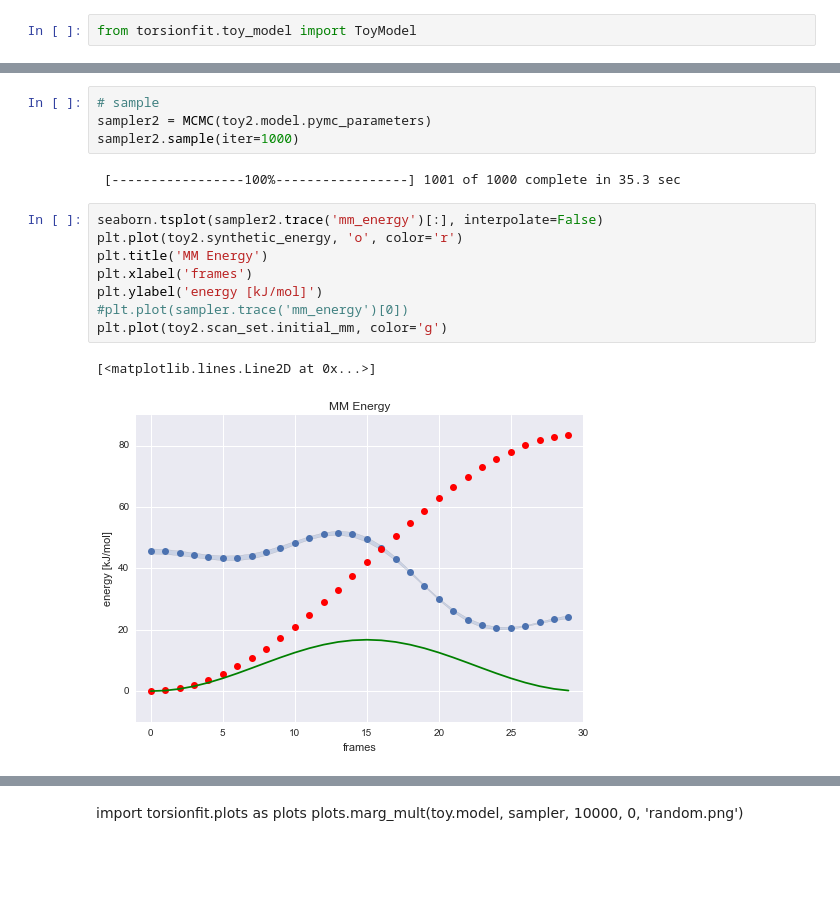
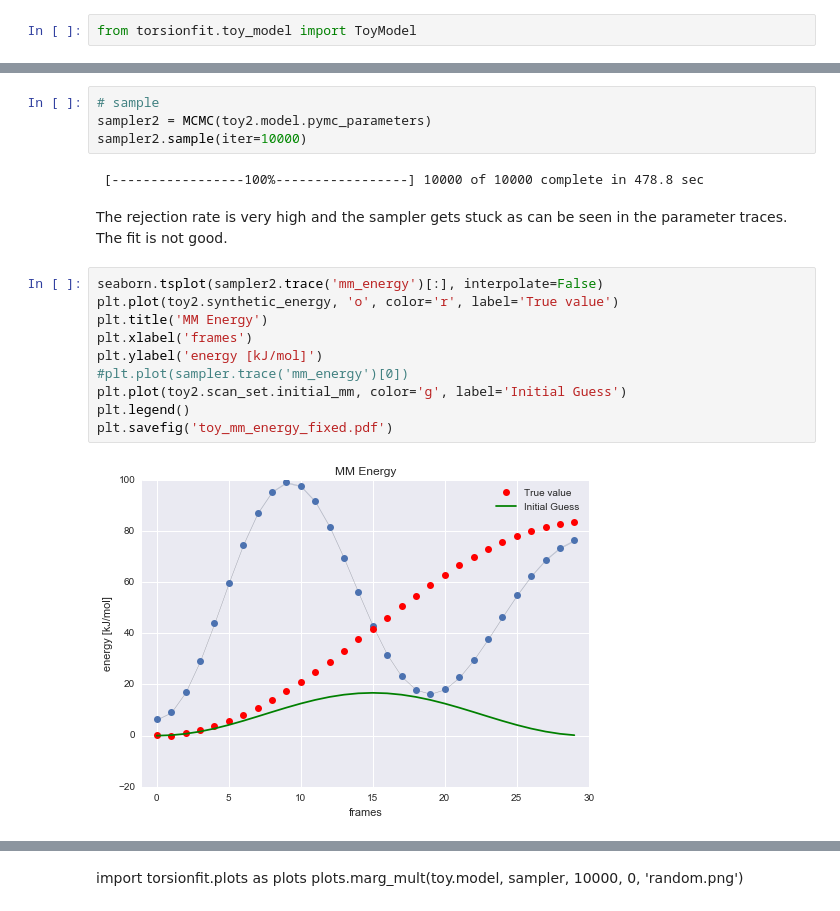
Before and after one commit to choderalab/torsionfit, a Jupyter notebook: examples/synthetic_data/Toy_model.ipynb, the cells around one changed output, grey strips where cells are left out. Saved outputs shown, nothing was run; the diff lists cells and outputs as text; blank space fills up the shorter version.

```diff
--- a/examples/synthetic_data/Toy_model.ipynb
+++ b/examples/synthetic_data/Toy_model.ipynb
@@ -111,20 +117,23 @@ plt.plot(toy2.scan_set.initial_mm, 'ko', color='r')
 # %%
 # sample
 sampler2 = MCMC(toy2.model.pymc_parameters)
-sampler2.sample(iter=1000)
+sampler2.sample(iter=10000)
 # %% [output]
- [-----------------100%-----------------] 1001 of 1000 complete in 35.3 sec
+ [-----------------100%-----------------] 10000 of 10000 complete in 478.8 sec
+# %% [markdown]
+The rejection rate is very high and the sampler gets stuck as can be seen in the parameter traces. The fit is not good.
 # %%
 seaborn.tsplot(sampler2.trace('mm_energy')[:], interpolate=False)
-plt.plot(toy2.synthetic_energy, 'o', color='r')
+plt.plot(toy2.synthetic_energy, 'o', color='r', label='True value')
 plt.title('MM Energy')
 plt.xlabel('frames')
 plt.ylabel('energy [kJ/mol]')
 #plt.plot(sampler.trace('mm_energy')[0])
-plt.plot(toy2.scan_set.initial_mm, color='g')
+plt.plot(toy2.scan_set.initial_mm, color='g', label='Initial Guess')
+plt.legend()
+plt.savefig('toy_mm_energy_fixed.pdf')
 # %% [output]
-[<matplotlib.lines.Line2D at 0x...>]
-[figure, old version]
+[figure, new version]
 # %%
 plt.plot(np.exp(sampler2.trace('sigma')[9:]), label='sigma')
 plt.legend()
```
Also changed, not shown: parts of 35 cells of this notebook.
